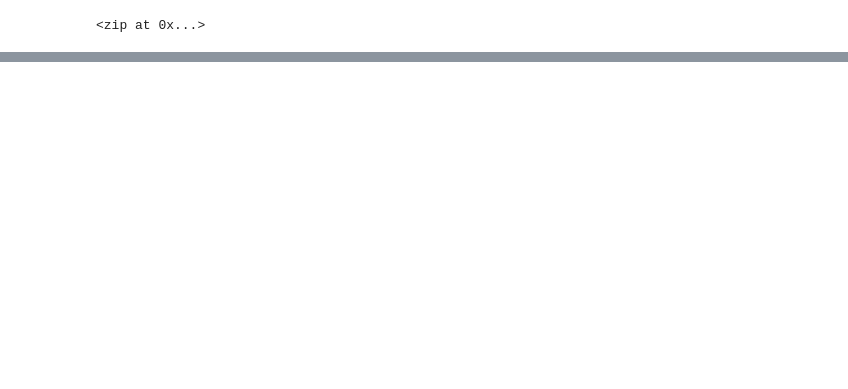
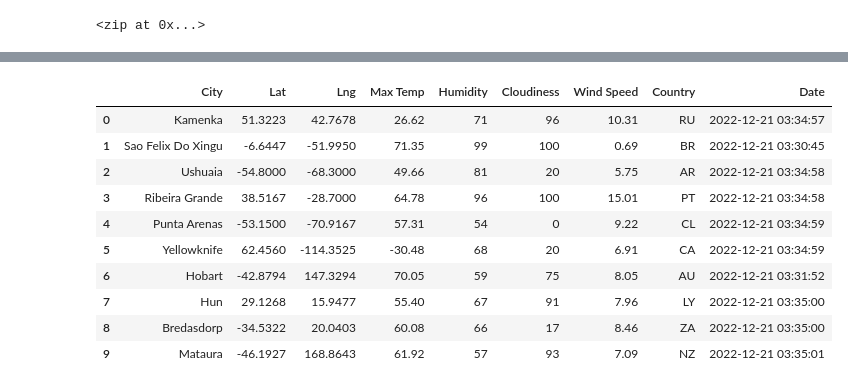
Before and after one commit to annekahjones/World_Weather_Analysis, a Jupyter notebook: WeatherPy.ipynb, the cells around one changed output, grey strips where cells are left out. Cells and saved outputs as stored; diff of their text form; code cells hidden in the pictures; blank space fills up the shorter version.

Commit message:
DataFrame created

```diff
--- a/WeatherPy.ipynb
+++ b/WeatherPy.ipynb
@@ -5,0 +16,4 @@ import numpy as np
+# %%
+# Starting URL for Weather Map API Call.
+url = "http://api.openweathermap.org/data/2.5/weather?units=Imperial&APPID=" + weather_api_key
+print(url)
@@ -55,0 +152,16 @@ len(cities)
+# %%
+# Convert the array of dictionaries to a Pandas DataFrame.
+city_data_df = pd.DataFrame(city_data)
+city_data_df.head(10)
+# %% [output]
+|  | City | Lat | Lng | Max Temp | Humidity | Cloudiness | Wind Speed | Country | Date |
+| 0 | Kamenka | 51.3223 | 42.7678 | 26.62 | 71 | 96 | 10.31 | RU | 2022-12-21 03:34:57 |
+| 1 | Sao Felix Do Xingu | -6.6447 | -51.9950 | 71.35 | 99 | 100 | 0.69 | BR | 2022-12-21 03:30:45 |
+| 2 | Ushuaia | -54.8000 | -68.3000 | 49.66 | 81 | 20 | 5.75 | AR | 2022-12-21 03:34:58 |
+| 3 | Ribeira Grande | 38.5167 | -28.7000 | 64.78 | 96 | 100 | 15.01 | PT | 2022-12-21 03:34:58 |
+| 4 | Punta Arenas | -53.1500 | -70.9167 | 57.31 | 54 | 0 | 9.22 | CL | 2022-12-21 03:34:59 |
+| 5 | Yellowknife | 62.4560 | -114.3525 | -30.48 | 68 | 20 | 6.91 | CA | 2022-12-21 03:34:59 |
+| 6 | Hobart | -42.8794 | 147.3294 | 70.05 | 59 | 75 | 8.05 | AU | 2022-12-21 03:31:52 |
+| 7 | Hun | 29.1268 | 15.9477 | 55.40 | 67 | 91 | 7.96 | LY | 2022-12-21 03:35:00 |
+| 8 | Bredasdorp | -34.5322 | 20.0403 | 60.08 | 66 | 17 | 8.46 | ZA | 2022-12-21 03:35:00 |
+| 9 | Mataura | -46.1927 | 168.8643 | 61.92 | 57 | 93 | 7.09 | NZ | 2022-12-21 03:35:01 |
```
Also changed, not shown: parts of 9 cells of this notebook, 4 other files.
